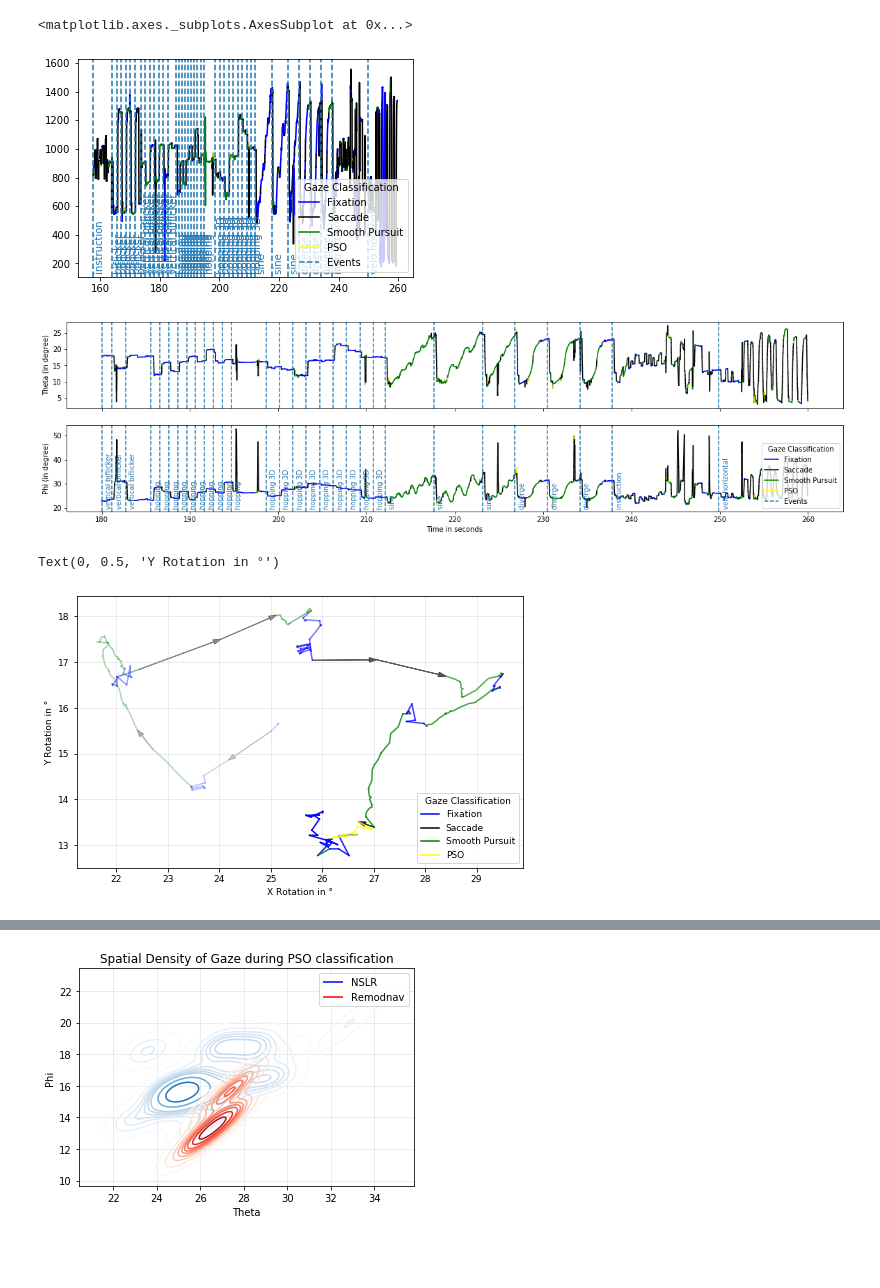
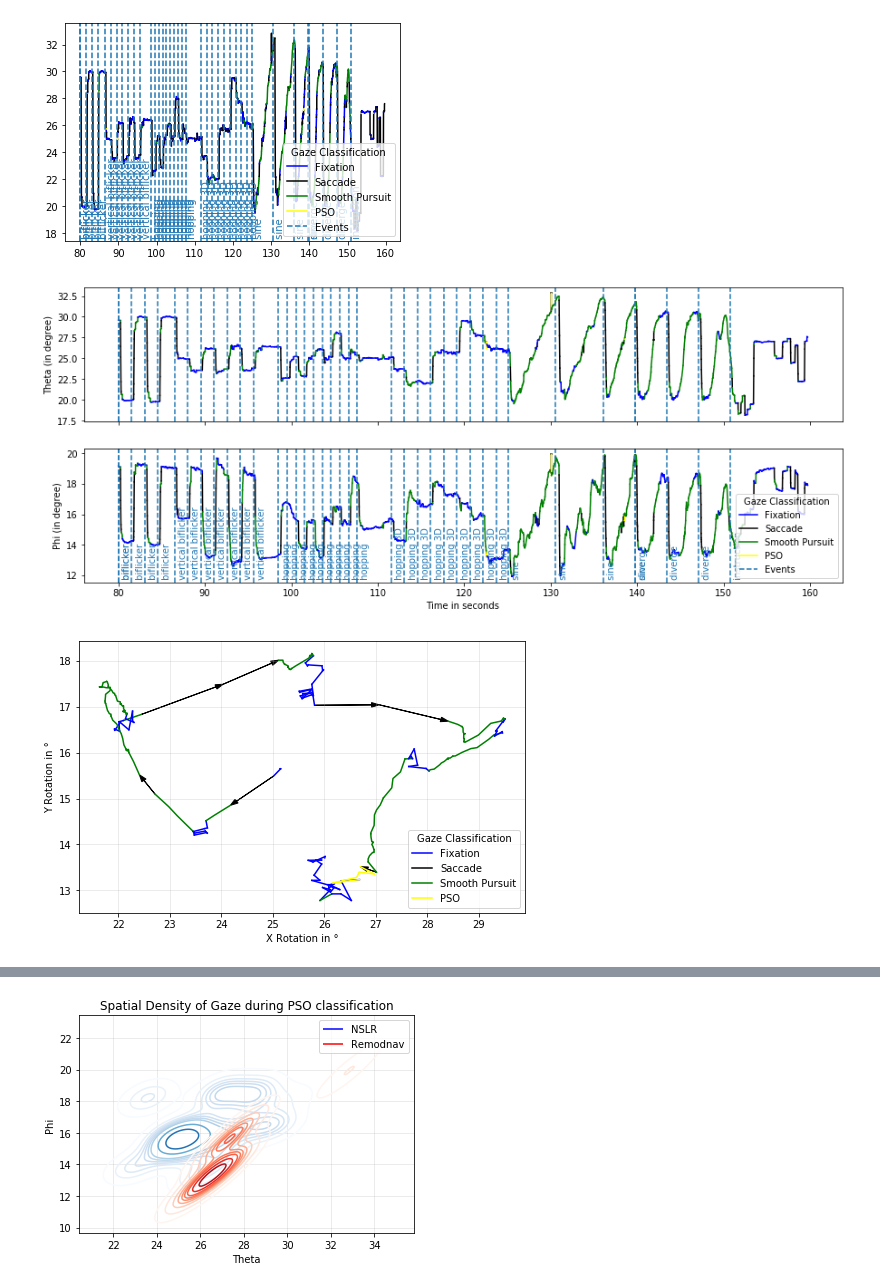
Before and after one commit to DiGyt/cateyes, a Jupyter notebook: example_pandas_workflow.ipynb, the cells around one changed output, grey strips where cells are left out. Drawn from its saved outputs; the diff is of its cells as text; code cells hidden in the pictures; blank space fills up the shorter version.

```diff
--- a/example_pandas_workflow.ipynb
+++ b/example_pandas_workflow.ipynb
@@ -24,16 +17,6 @@ warnings.filterwarnings('ignore')
 # %%
-# Change only these parameters during classification
-eye = "RightEye"
-condition = "concussion"
-
-### define directories
-file_dir = op.join("/net/store/nbp/projects/MindQ/data", condition)
-result_dir = op.join("/net/store/nbp/projects/MindQ/results", condition)
-sub_dirs = [i[:36] for i in os.listdir(op.join(file_dir, eye))][:5]  # !!!remve before deployment
-sub_dir = sub_dirs[0]
-
 # load the data and events
-df = load_mindq(op.join(file_dir, eye, sub_dir + "_" + eye + ".csv"))
-df.index = pandas.to_timedelta(df["Timestamp"], unit="S")
+df = pd.read_csv(sample_data_path("example_data"))
+df.index = pd.to_timedelta(df["Timestamp"], unit="S")
 df = df.sort_index()
 df.head()
@@ -53,14 +44,14 @@ df[["Theta", "Phi"]] = df[["Theta", "Phi"]].rolling(boxcar_size).median()
 df[["Theta", "Phi"]] = df[["Theta", "Phi"]].fillna(method='backfill')
 
 # crop the recording between 80 and 160 seconds
-start = 180 #80
-stop = 260 #160
+start = 80
+stop = 160
 df = df.loc[(df["Timestamp"] >= start) & (df["Timestamp"] <= stop)]
 
 # resample to 200 Hz
 sfreq = 200
 df = df.resample(f"{1/sfreq}S").mean().interpolate()
 # %%
-event_df = pandas.read_csv(op.join(file_dir, "Events", sub_dir + "_Events.csv"))
+event_df = pd.read_csv(sample_data_path("example_events"))
 event_df.head()
 # %% [output]
@@ -125,28 +98,27 @@ df.head()
 # %%
 dis_seg_class = continuous_to_discrete(df["Timestamp"], df["REMODNAV_Segment"], df["REMODNAV_Class"])
 dis_events = continuous_to_discrete(df["Timestamp"], df["Event_Idx"], df["Event_Name"])
-plot_segmentation(df["Theta"], df["Timestamp"], dis_seg_class, dis_events)
+plot_segmentation(df["Theta"], df["Timestamp"], dis_seg_class, dis_events);
 # %% [output]
-<matplotlib.axes._subplots.AxesSubplot at 0x...>
-[figure, old version]
+[figure, new version]
 # %%
 dis_seg_class = continuous_to_discrete(df["Timestamp"],
                                        df["NSLR_Segment"],
                                        df["NSLR_Class"])
 dis_events = continuous_to_discrete(df["Timestamp"], df["Event_Idx"],
                                     df["Event_Name"])
 
-fig, axes = plt.subplots(2, figsize=(20, 5), sharex=True)
+fig, axes = plt.subplots(2, figsize=(15, 6), sharex=True)
 
 plot_segmentation(df["Theta"], df["Timestamp"], dis_seg_class, dis_events, show_event_text=False,
                   show_legend=False, ax=axes[0])
 plot_segmentation(df["Phi"], df["Timestamp"], dis_seg_class, dis_events, ax=axes[1])
 
-axes[0].set_ylabel("Theta (in degree)");
-axes[1].set_ylabel("Phi (in degree)");
+axes[0].set_ylabel("Theta (in degree)")
+axes[1].set_ylabel("Phi (in degree)")
 axes[1].set_xlabel("Time in seconds");
 # %% [output]
-[figure, old version]
+[figure, new version]
 # %%
 mask = df["Event_Name"] == "hopping 3D"
 segments = continuous_to_discrete(df["Timestamp"], df["NSLR_Segment"], df["NSLR_Class"])
@@ -154,15 +126,14 @@ segments = continuous_to_discrete(df["Timestamp"], df["NSLR_Segment"], df["NSLR_
 
 plt.figure(figsize=(8, 5))
 plot_trajectory(df[mask]["Theta"], df[mask]["Phi"], df[mask]["Timestamp"], segments,
-                show_legend=True, show_dots=False, show_clean=True, show_arrows=True, alpha_decay=1/150,
+                show_legend=True, show_dots=False, show_clean=True, show_arrows=True,
                 color_dict=None, ax=None, plot_kwargs=dict(linestyle="-"),
                 dot_kwargs=dict(marker="."))
 plt.grid(alpha=0.3)
 plt.xlabel("X Rotation in °")
-plt.ylabel("Y Rotation in °")
+plt.ylabel("Y Rotation in °");
 # %% [output]
-Text(0, 0.5, 'Y Rotation in °')
-[figure, old version]
+[figure, new version]
 # %%
 df["NSLR_SP"] = (df["NSLR_Class"] == "Saccade") * 1
 df["REMODNAV_SP"] = (df["REMODNAV_Class"] == "Saccade") * 1
```
Also changed, not shown: parts of 12 cells of this notebook, 1 other file.
